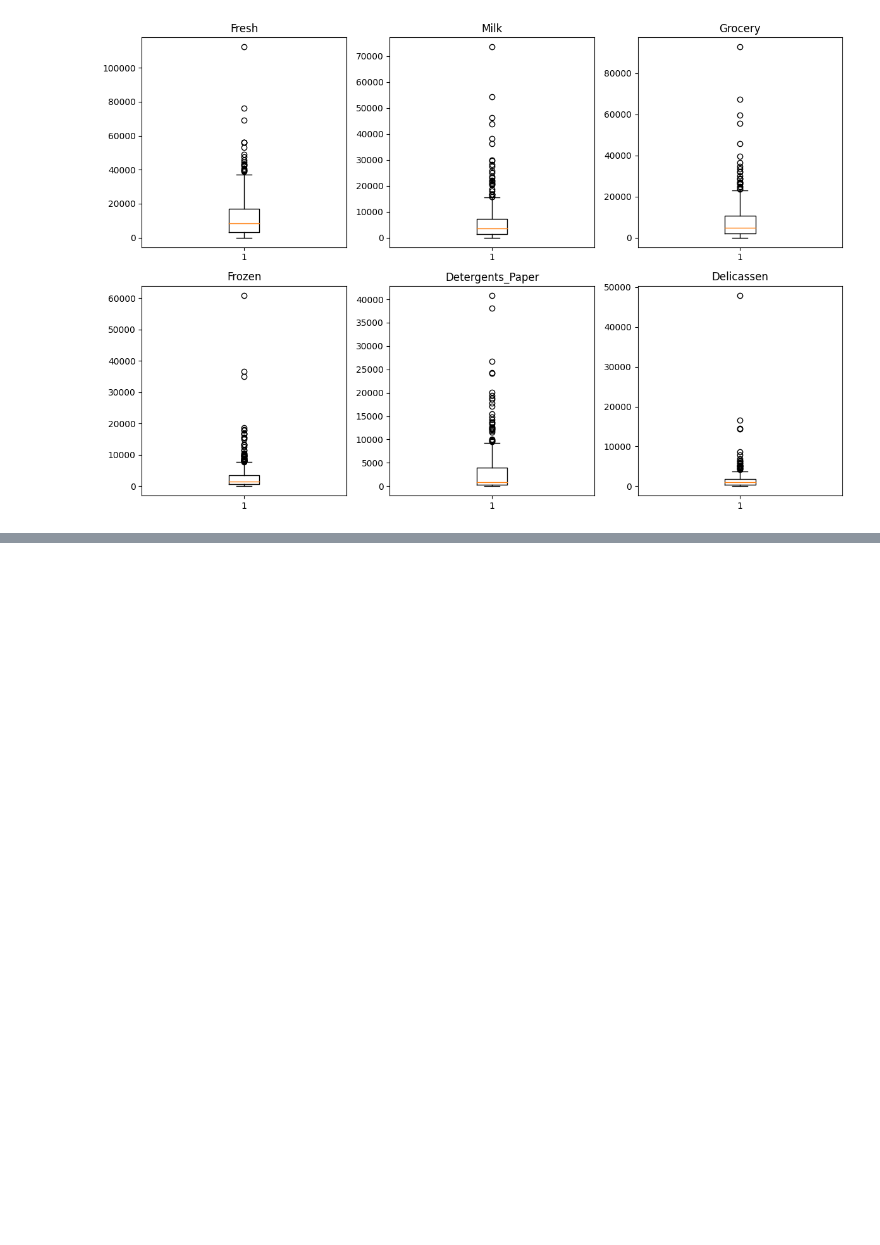
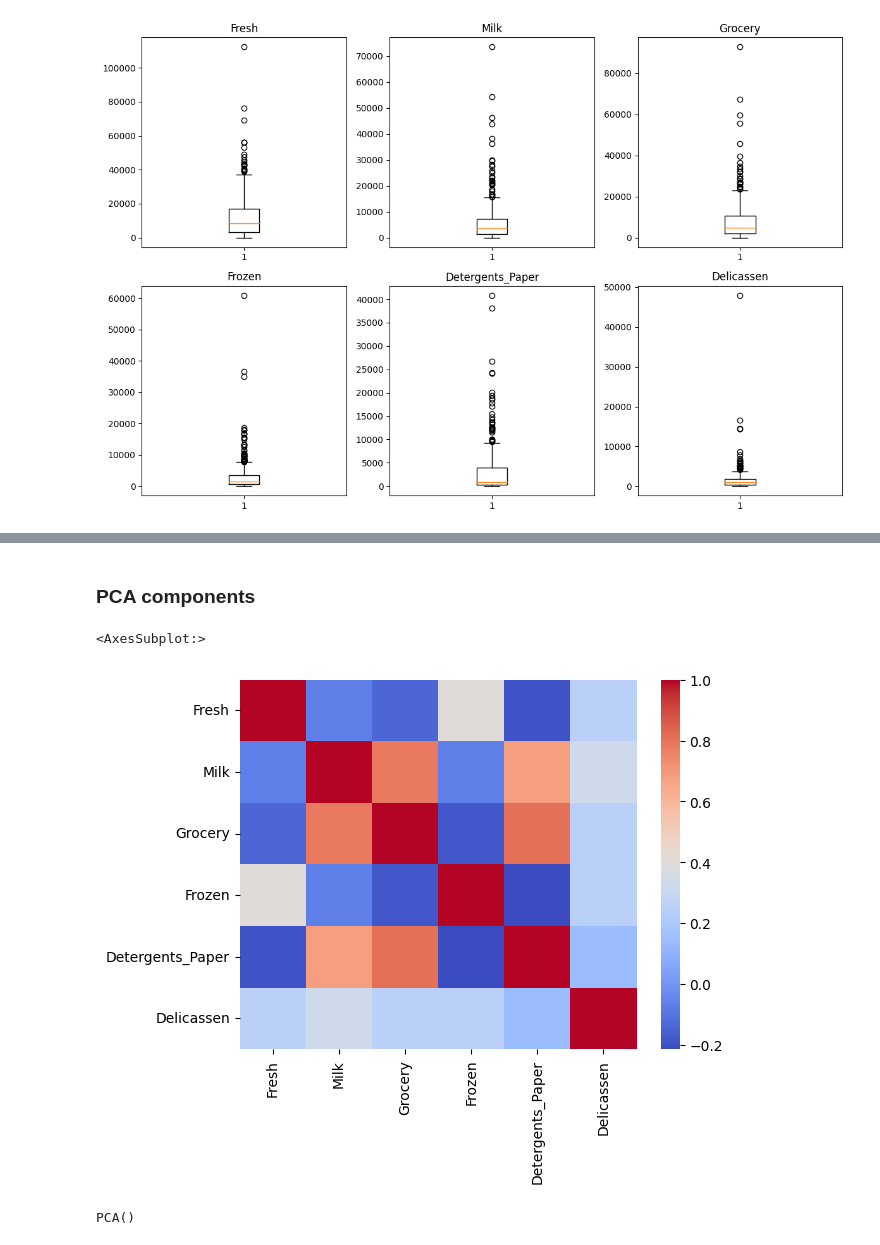
Before and after one commit to emonteiro27/wholesale_customers, a Jupyter notebook: wholesale_customers.ipynb, the cells around one changed output, grey strips where cells are left out. Cells and saved outputs as stored; diff of their text form; code cells hidden in the pictures; blank space fills up the shorter version.

```diff
--- a/wholesale_customers.ipynb
+++ b/wholesale_customers.ipynb
@@ -385,0 +386,14 @@ df_final
+# %% [markdown]
+### PCA components
+# %%
+sns.heatmap(df_final.corr(), cmap='coolwarm')
+# %% [output]
+<AxesSubplot:>
+[figure, added]
+# %%
+from sklearn.decomposition import PCA
+
+pca = PCA()
+pca.fit(df_final)
+# %% [output]
+PCA()
```
Also changed, not shown: parts of 24 cells of this notebook.
